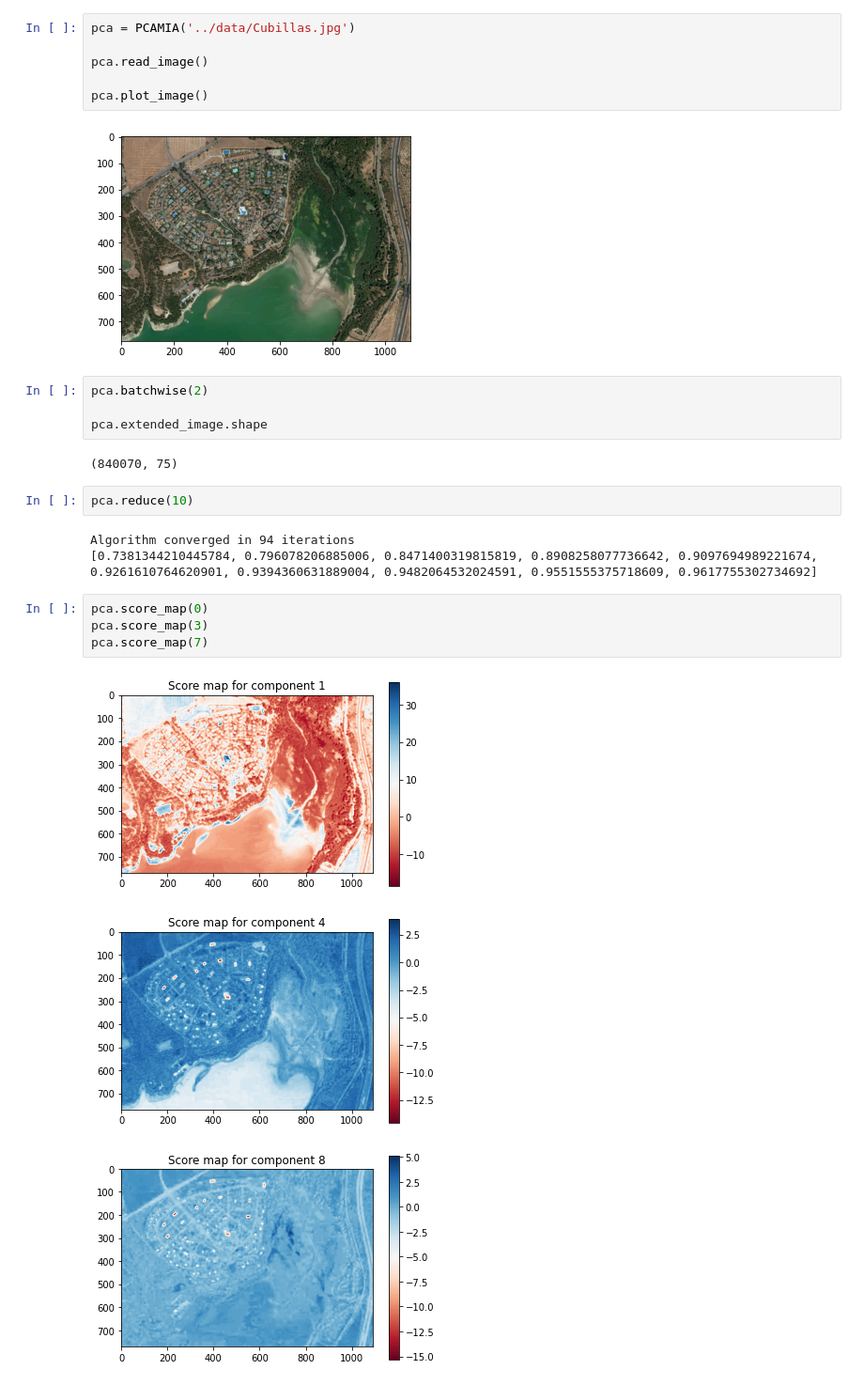
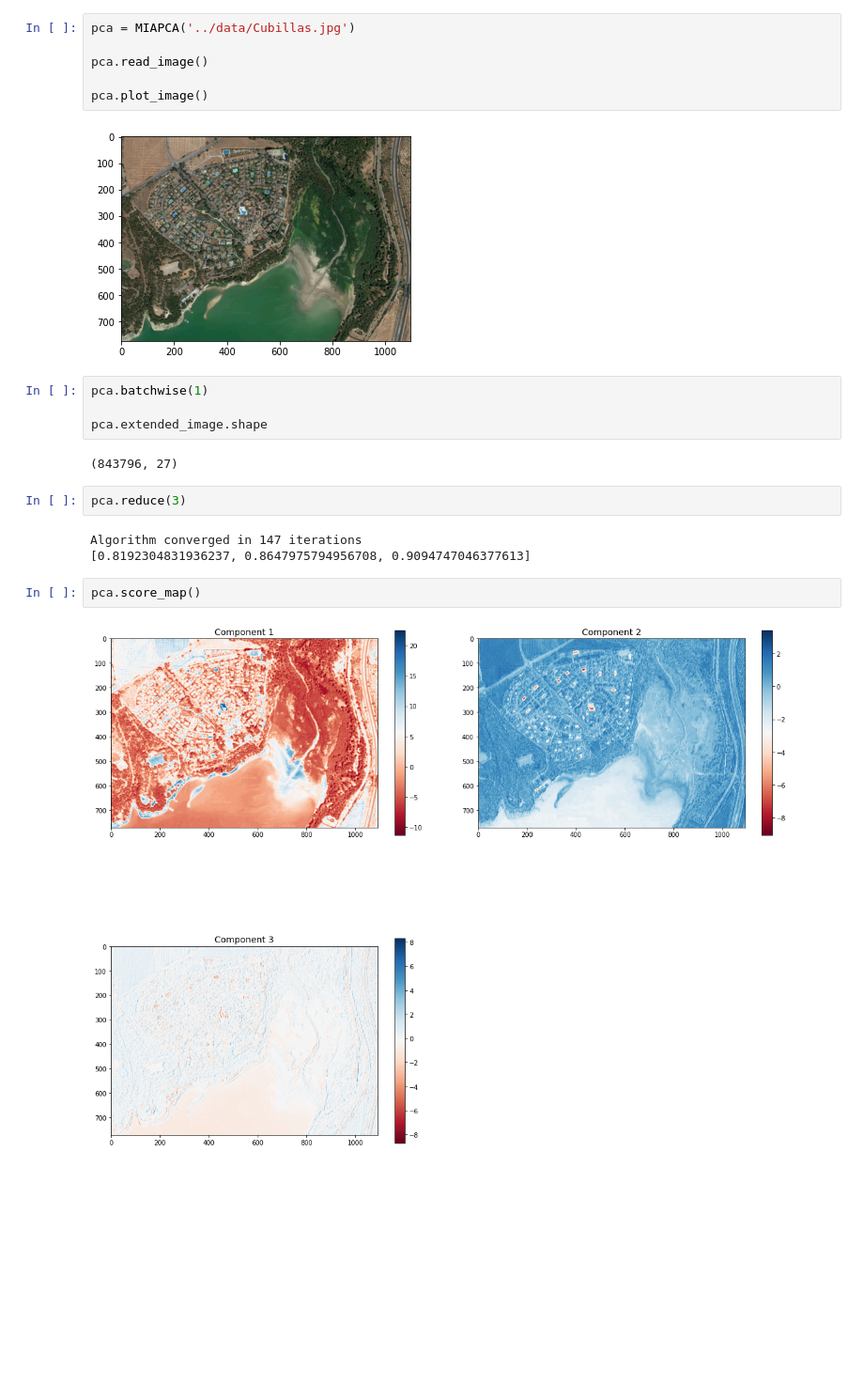
Before and after one commit to Fidaeic/mia, a Jupyter notebook: examples/pools.ipynb, the cells around one changed output. Shown at 94% size. Drawn from its saved outputs; the diff is of its cells as text; blank space fills up the shorter version.

Commit message:
Changed score map from 1 component to subplots with all components

```diff
--- a/examples/pools.ipynb
+++ b/examples/pools.ipynb
@@ -12,7 +12,7 @@ import numpy as np
 import matplotlib.pyplot as plt
 from rasterio.plot import show
 # %%
-pca = PCAMIA('../data/Cubillas.jpg')
+pca = MIAPCA('../data/Cubillas.jpg')
 
 pca.read_image()
 
@@ -20,22 +20,18 @@ pca.plot_image()
 # %% [output]
 [figure]
 # %%
-pca.batchwise(2)
+pca.batchwise(1)
 
 pca.extended_image.shape
 # %% [output]
-(840070, 75)
+(843796, 27)
 # %%
-pca.reduce(10)
+pca.reduce(3)
 # %% [output]
-Algorithm converged in 94 iterations
-[0.7381344210445784, 0.796078206885006, 0.8471400319815819, 0.8908258077736642, 0.9097694989221674, 0.9261610764620901, 0.9394360631889004, 0.9482064532024591, 0.9551555375718609, 0.9617755302734692]
+Algorithm converged in 147 iterations
+[0.8192304831936237, 0.8647975794956708, 0.9094747046377613]
 # %%
-pca.score_map(0)
-pca.score_map(3)
-pca.score_map(7)
+pca.score_map()
 # %% [output]
-[figure, old version]
+[figure, new version]
-[figure, removed]
-[figure, removed]
 # %%
```
Also changed, not shown: parts of 9 cells of this notebook, 1 other file.
